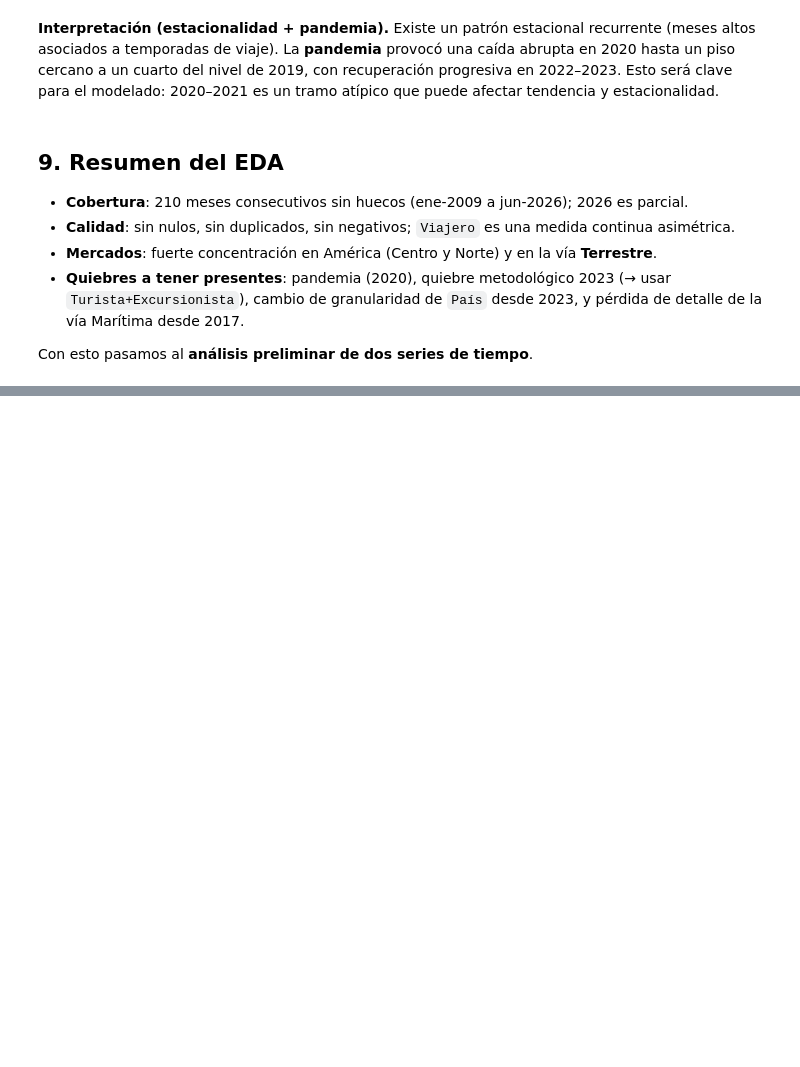
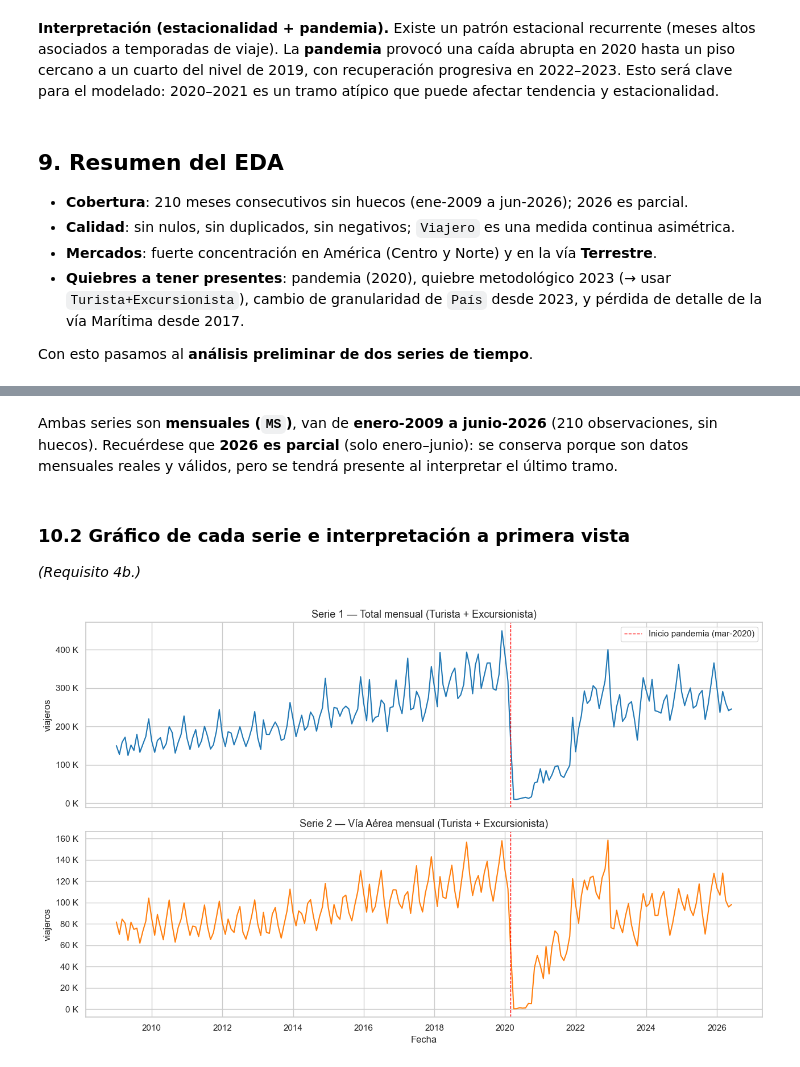
Before and after one commit to nicoCT04/Lab1DataScience, a Jupyter notebook: Lab1_Series_Tiempo.ipynb, the cells around one changed output, grey strips where cells are left out. Drawn from its saved outputs; the diff is of its cells as text; code cells hidden in the pictures; blank space fills up the shorter version.

Commit message:
construccion de series

```diff
--- a/Lab1_Series_Tiempo.ipynb
+++ b/Lab1_Series_Tiempo.ipynb
@@ -468,0 +485,18 @@ Con esto pasamos al **análisis preliminar de dos series de tiempo**.
+# %%
+# Filtro base consistente en todo el período
+base = df[df["Tipo de Viajero"].isin(["Turista", "Excursionista"])]
+
+# Serie 1: Total mensual de viajeros internacionales
+serie_total = base.groupby("Fecha")["Viajero"].sum().sort_index()
+serie_total = serie_total.asfreq("MS")          # fija la frecuencia mensual explícitamente
+serie_total.name = "Total (Turista+Excursionista)"
+
+# Serie 2: Vía de ingreso Aérea
+serie_aerea = (base[base["Vía"] == "Aérea"]
+               .groupby("Fecha")["Viajero"].sum().sort_index())
+serie_aerea = serie_aerea.asfreq("MS")
+serie_aerea.name = "Vía Aérea (Turista+Excursionista)"
+
+print("Longitud serie_total:", len(serie_total), "| NaNs:", serie_total.isna().sum())
+print("Longitud serie_aerea:", len(serie_aerea), "| NaNs:", serie_aerea.isna().sum())
+serie_total.head()
@@ -468,0 +543,27 @@ Con esto pasamos al **análisis preliminar de dos series de tiempo**.
+# %% [markdown]
+Ambas series son **mensuales (`MS`)**, van de **enero-2009 a junio-2026** (210 observaciones,
+sin huecos). Recuérdese que **2026 es parcial** (solo enero–junio): se conserva porque son datos
+mensuales reales y válidos, pero se tendrá presente al interpretar el último tramo.
+# %% [markdown]
+### 10.2 Gráfico de cada serie e interpretación a primera vista
+
+*(Requisito 4b.)*
+# %%
+fig, ax = plt.subplots(2, 1, figsize=(13, 8), sharex=True)
+
+ax[0].plot(serie_total.index, serie_total.values, color="#1f77b4")
+ax[0].axvline(pd.Timestamp("2020-03-01"), color="red", ls="--", lw=1,
+              label="Inicio pandemia (mar-2020)")
+ax[0].set_title("Serie 1 — Total mensual (Turista + Excursionista)")
+ax[0].set_ylabel("viajeros"); ax[0].legend()
+ax[0].yaxis.set_major_formatter(mticker.FuncFormatter(lambda x, _: f"{x/1e3:,.0f} K"))
+
+ax[1].plot(serie_aerea.index, serie_aerea.values, color="#ff7f0e")
+ax[1].axvline(pd.Timestamp("2020-03-01"), color="red", ls="--", lw=1)
+ax[1].set_title("Serie 2 — Vía Aérea mensual (Turista + Excursionista)")
+ax[1].set_xlabel("Fecha"); ax[1].set_ylabel("viajeros")
+ax[1].yaxis.set_major_formatter(mticker.FuncFormatter(lambda x, _: f"{x/1e3:,.0f} K"))
+
+plt.tight_layout(); plt.show()
+# %% [output]
+[figure, added]
```
Also changed, not shown: parts of 7 cells of this notebook.
